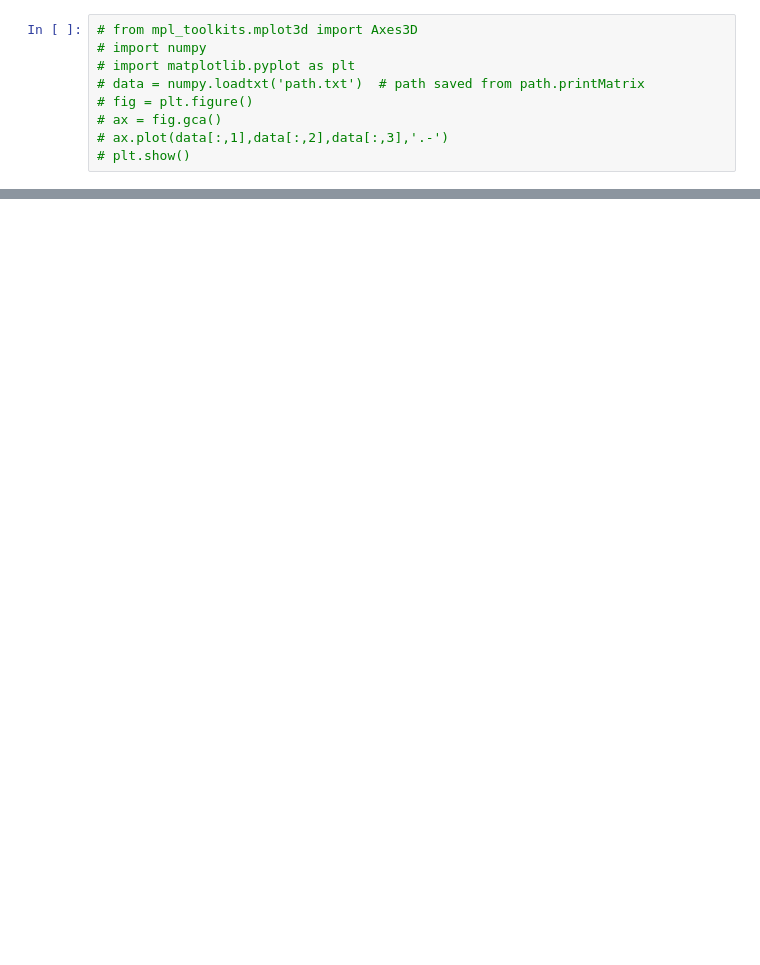
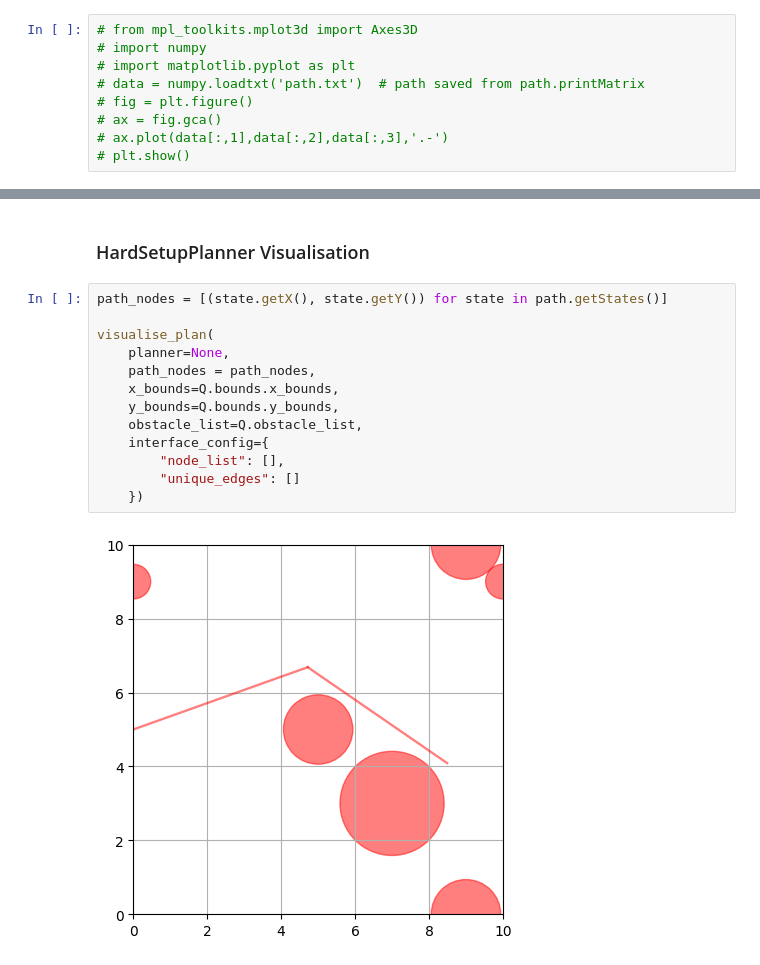
Before and after one commit to samuelsont/motion_planning, a Jupyter notebook: Motion_Planning_Algorithms.ipynb, the cells around one changed output, grey strips where cells are left out. Cells and saved outputs as stored; diff of their text form; blank space fills up the shorter version.

```diff
--- a/Motion_Planning_Algorithms.ipynb
+++ b/Motion_Planning_Algorithms.ipynb
@@ -2041,0 +2164,17 @@ visualise_plan(
+# %% [markdown]
+### HardSetupPlanner Visualisation
+# %%
+path_nodes = [(state.getX(), state.getY()) for state in path.getStates()]
+
+visualise_plan(
+    planner=None,
+    path_nodes = path_nodes,
+    x_bounds=Q.bounds.x_bounds,
+    y_bounds=Q.bounds.y_bounds,
+    obstacle_list=Q.obstacle_list,
+    interface_config={
+        "node_list": [],
+        "unique_edges": []
+    })
+# %% [output]
+[figure, added]
```
Also changed, not shown: parts of 15 cells of this notebook.
